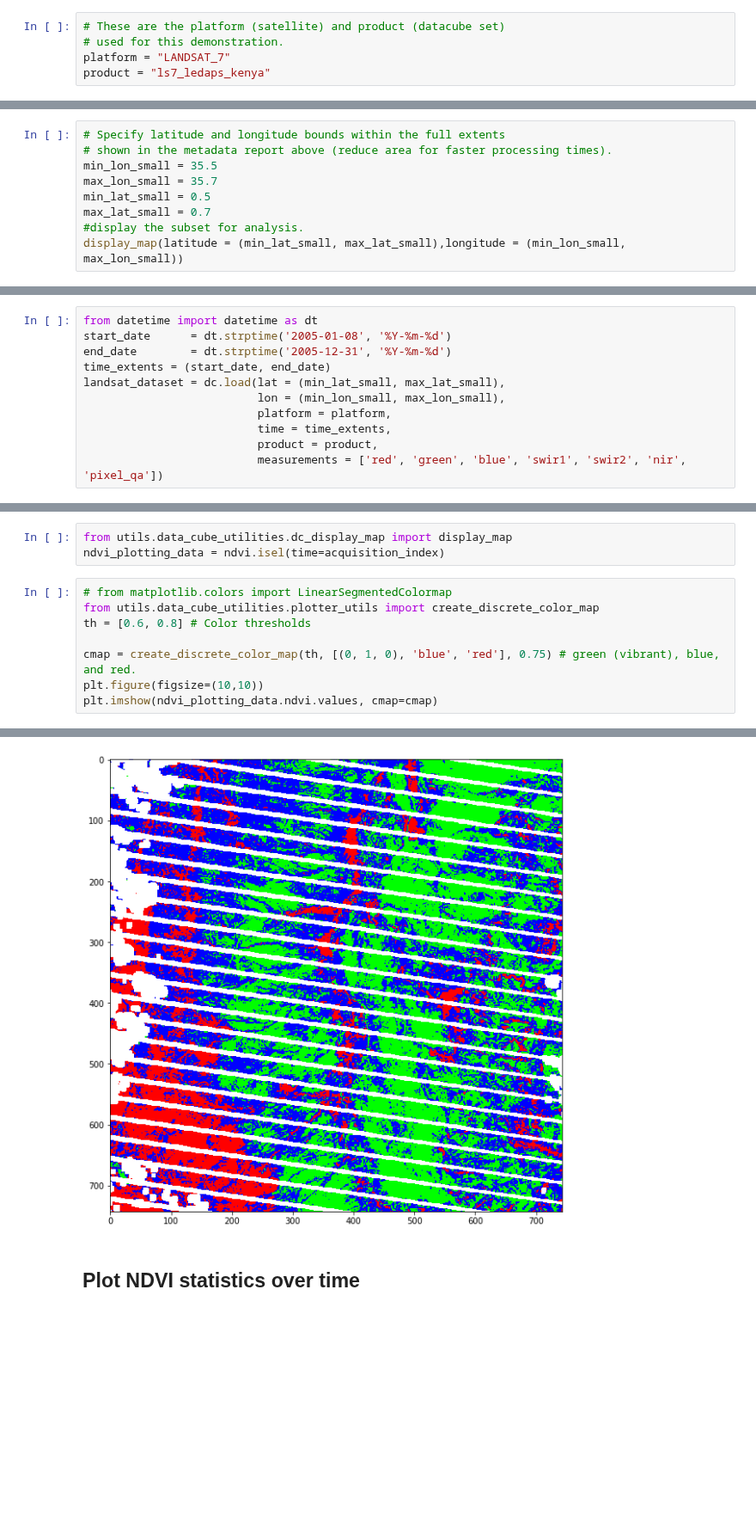
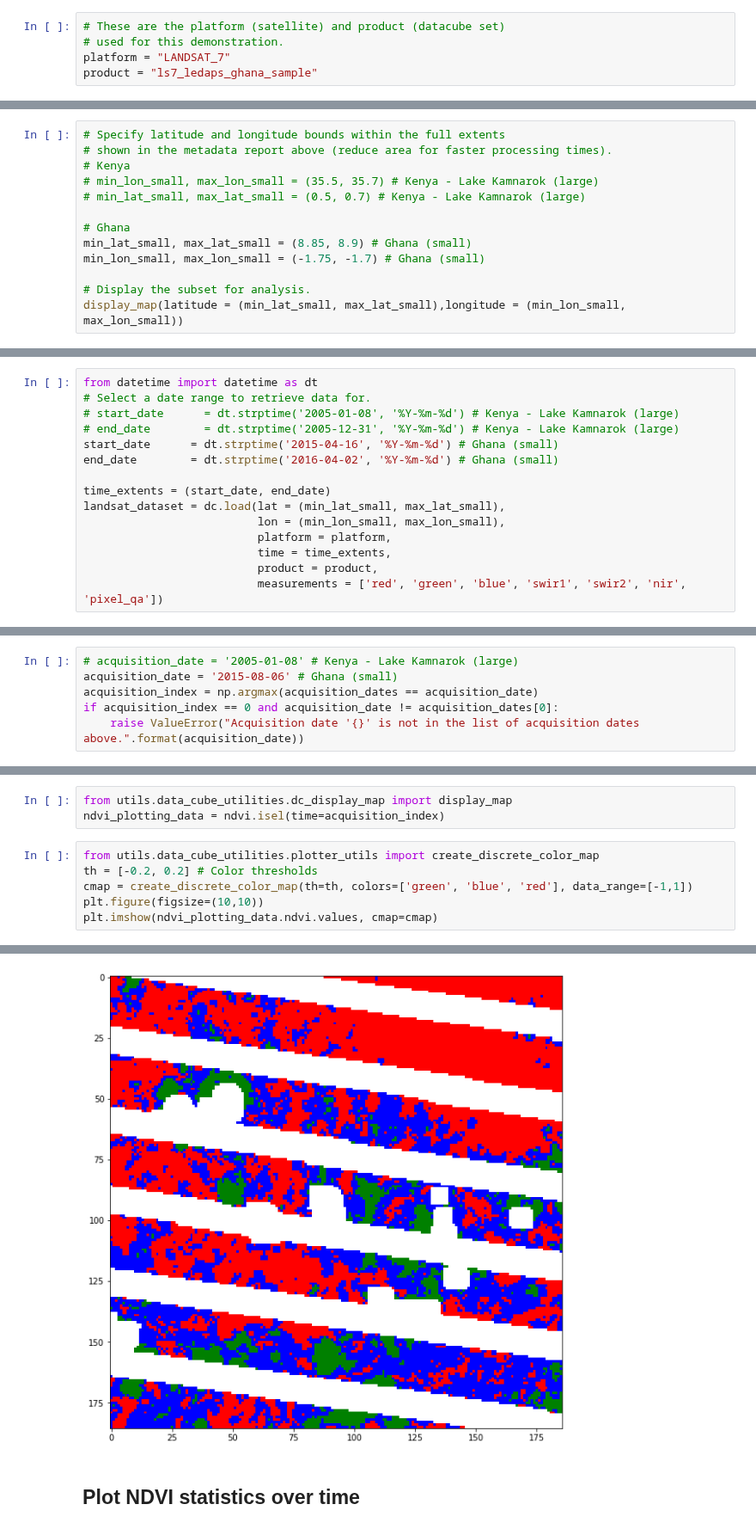
Before and after one commit to ceos-seo/data_cube_notebooks, a Jupyter notebook: NDVI_Thresholds.ipynb, the cells around one changed output, grey strips where cells are left out. Shown at 86% size. Cells and saved outputs as stored; diff of their text form; blank space fills up the shorter version.

```diff
--- a/NDVI_Thresholds.ipynb
+++ b/NDVI_Thresholds.ipynb
@@ -90,7 +78,7 @@ id
 # These are the platform (satellite) and product (datacube set)
 # used for this demonstration.
 platform = "LANDSAT_7"
-product = "ls7_ledaps_kenya"
+product = "ls7_ledaps_ghana_sample"
 # %% [markdown]
 The magnitudes of the different wavelengths of light can be quanitized and stored on a per pixel basis.  <font color=green>NDVI</font> only requires the use of <font color=red>NIR</font> and <font color=red>RED</font> light but there are many more wavelengths and some additional measures available.  One such additional measure is called <font color=darkblue>pixel_qa</font>.  This is a measure of the quality of the pixel for analysis. A breakdown of the values stored in <font color=darkblue>pixel_qa</font> are beyond the scope of this notebook but we encourage you to check our github for more information on the meaning behind the values stored within.
 ![](diagrams/rainy_demo/ls7_xarray.png)
@@ -138,11 +126,15 @@ Metadata Report:
 # %%
 # Specify latitude and longitude bounds within the full extents
 # shown in the metadata report above (reduce area for faster processing times).
-min_lon_small = 35.5
-max_lon_small = 35.7
-min_lat_small = 0.5
-max_lat_small = 0.7
-#display the subset for analysis.
+# Kenya
+# min_lon_small, max_lon_small = (35.5, 35.7) # Kenya - Lake Kamnarok (large)
+# min_lat_small, max_lat_small = (0.5, 0.7) # Kenya - Lake Kamnarok (large)
+
+# Ghana
+min_lat_small, max_lat_small = (8.85, 8.9) # Ghana (small)
+min_lon_small, max_lon_small = (-1.75, -1.7) # Ghana (small)
+
+# Display the subset for analysis.
 display_map(latitude = (min_lat_small, max_lat_small),longitude = (min_lon_small, max_lon_small))
 # %% [output]
 [interactive output not drawn]
@@ -162,8 +144,12 @@ Scan lines are an artifact of Landsat satellite imagery.  They are a result of a
 ## <a id="retrieve_data_time_series">Retrieve the data from the datacube</a>
 # %%
 from datetime import datetime as dt
-start_date      = dt.strptime('2005-01-08', '%Y-%m-%d')
-end_date        = dt.strptime('2005-12-31', '%Y-%m-%d')
+# Select a date range to retrieve data for.
+# start_date      = dt.strptime('2005-01-08', '%Y-%m-%d') # Kenya - Lake Kamnarok (large)
+# end_date        = dt.strptime('2005-12-31', '%Y-%m-%d') # Kenya - Lake Kamnarok (large)
+start_date      = dt.strptime('2015-04-16', '%Y-%m-%d') # Ghana (small)
+end_date        = dt.strptime('2016-04-02', '%Y-%m-%d') # Ghana (small)
+
 time_extents = (start_date, end_date)
 landsat_dataset = dc.load(lat = (min_lat_small, max_lat_small),
                           lon = (min_lon_small, max_lon_small),
@@ -213,3 +198,9 @@ acquisition_index = np.argmax(acquisition_dates == acquisition)
+# %%
+# acquisition_date = '2005-01-08' # Kenya - Lake Kamnarok (large)
+acquisition_date = '2015-08-06' # Ghana (small)
+acquisition_index = np.argmax(acquisition_dates == acquisition_date)
+if acquisition_index == 0 and acquisition_date != acquisition_dates[0]:
+    raise ValueError("Acquisition date '{}' is not in the list of acquisition dates above.".format(acquisition_date))
 # %% [markdown]
 ## <a id='true_false_maps'>Examine true and false color maps</a>
 # %%
@@ -229,16 +220,14 @@ rgb(landsat_dataset, at_index=acquisition_index, bands=['green', 'swir1', 'nir']
 from utils.data_cube_utilities.dc_display_map import display_map
 ndvi_plotting_data = ndvi.isel(time=acquisition_index)
 # %%
-# from matplotlib.colors import LinearSegmentedColormap
 from utils.data_cube_utilities.plotter_utils import create_discrete_color_map
-th = [0.6, 0.8] # Color thresholds
-
-cmap = create_discrete_color_map(th, [(0, 1, 0), 'blue', 'red'], 0.75) # green (vibrant), blue, and red.
+th = [-0.2, 0.2] # Color thresholds
+cmap = create_discrete_color_map(th=th, colors=['green', 'blue', 'red'], data_range=[-1,1])
 plt.figure(figsize=(10,10))
 plt.imshow(ndvi_plotting_data.ndvi.values, cmap=cmap)
 # %% [output]
 <matplotlib.image.AxesImage at 0x...>
-[figure, old version]
+[figure, new version]
 # %% [markdown]
 ## <a id="time_series_analysis">Plot NDVI statistics over time</a>
 # %%
```
Also changed, not shown: parts of 21 cells of this notebook, 1 other file.
